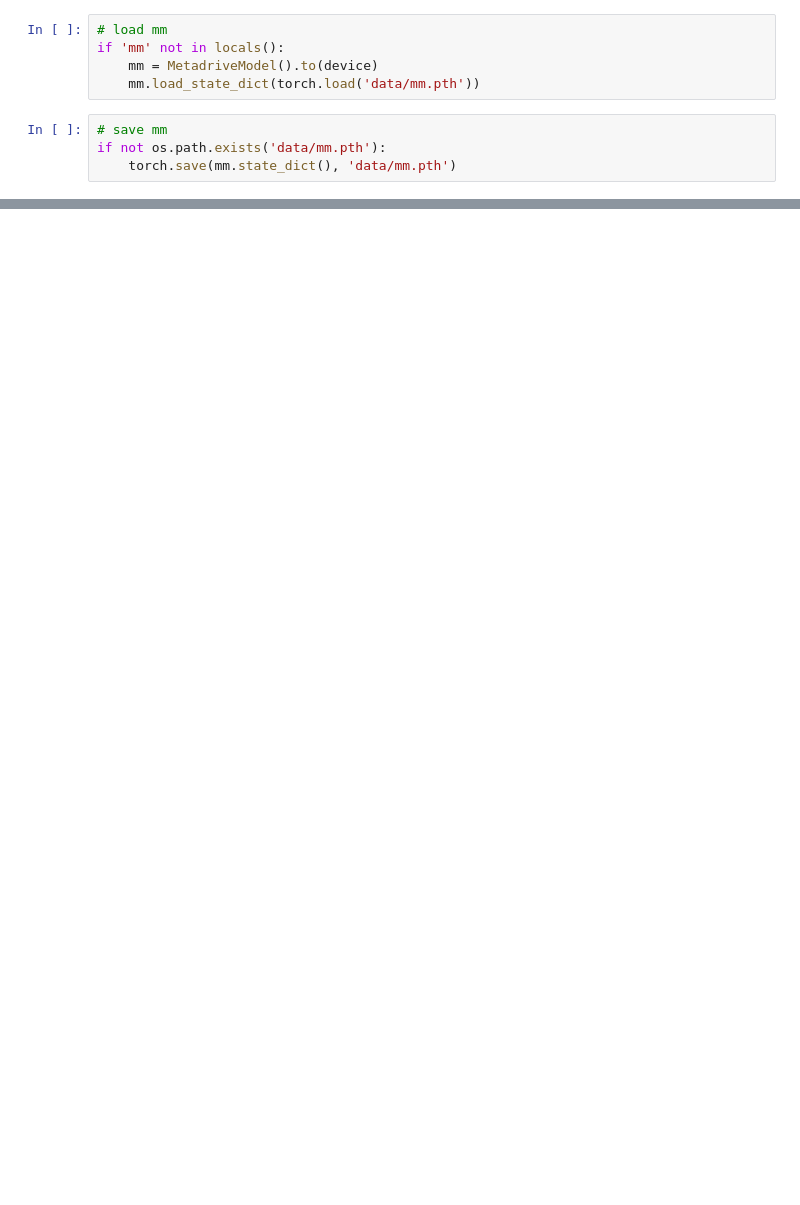
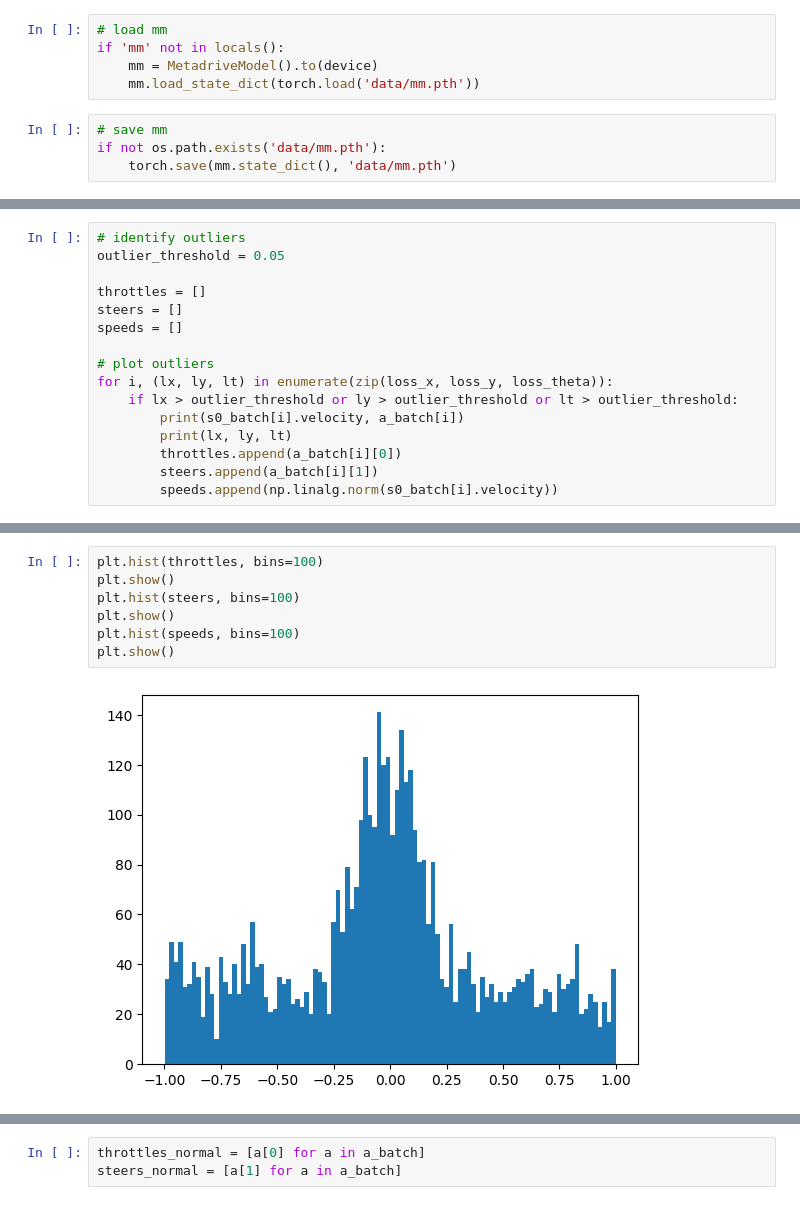
Before and after one commit to pimpale/metadrive-offline-rl-benchmark, a Jupyter notebook: train_mm.ipynb, the cells around one changed output, grey strips where cells are left out. Saved outputs shown, nothing was run; the diff lists cells and outputs as text; blank space fills up the shorter version.

```diff
--- a/train_mm.ipynb
+++ b/train_mm.ipynb
@@ -232,0 +238,16 @@ plt.show()
+# %%
+# identify outliers
+outlier_threshold = 0.05
+
+throttles = []
+steers = []
+speeds = []
+
+# plot outliers
+for i, (lx, ly, lt) in enumerate(zip(loss_x, loss_y, loss_theta)):
+    if lx > outlier_threshold or ly > outlier_threshold or lt > outlier_threshold:
+        print(s0_batch[i].velocity, a_batch[i])
+        print(lx, ly, lt)
+        throttles.append(a_batch[i][0])
+        steers.append(a_batch[i][1])
+        speeds.append(np.linalg.norm(s0_batch[i].velocity))
@@ -232,0 +272,9 @@ plt.show()
+# %%
+plt.hist(throttles, bins=100)
+plt.show()
+plt.hist(steers, bins=100)
+plt.show()
+plt.hist(speeds, bins=100)
+plt.show()
+# %% [output]
+[figure, added]
@@ -232,0 +283,3 @@ plt.show()
+# %%
+throttles_normal = [a[0] for a in a_batch]
+steers_normal = [a[1] for a in a_batch]
```
Also changed, not shown: parts of 12 cells of this notebook, 3 other files.
